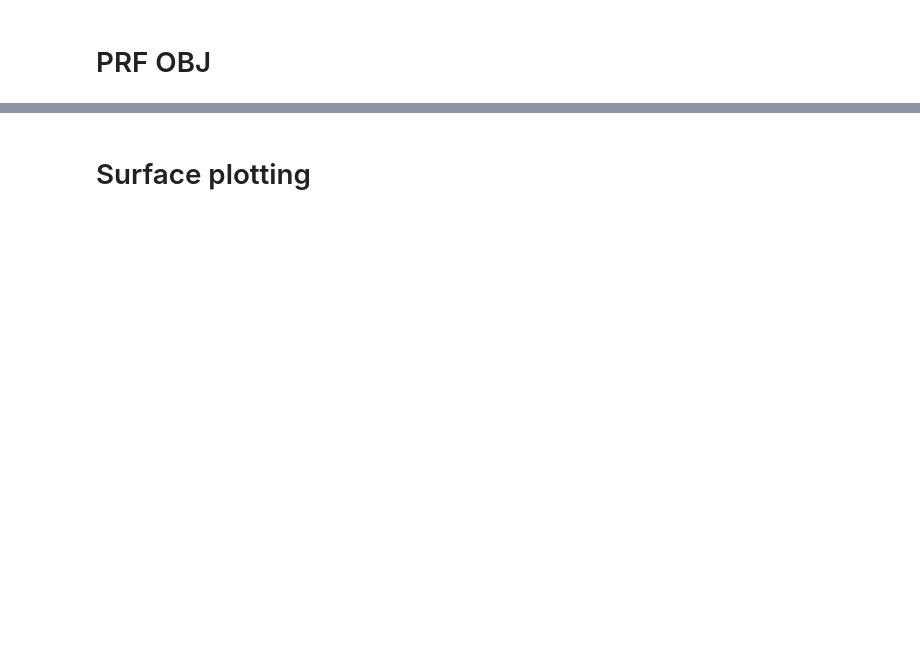
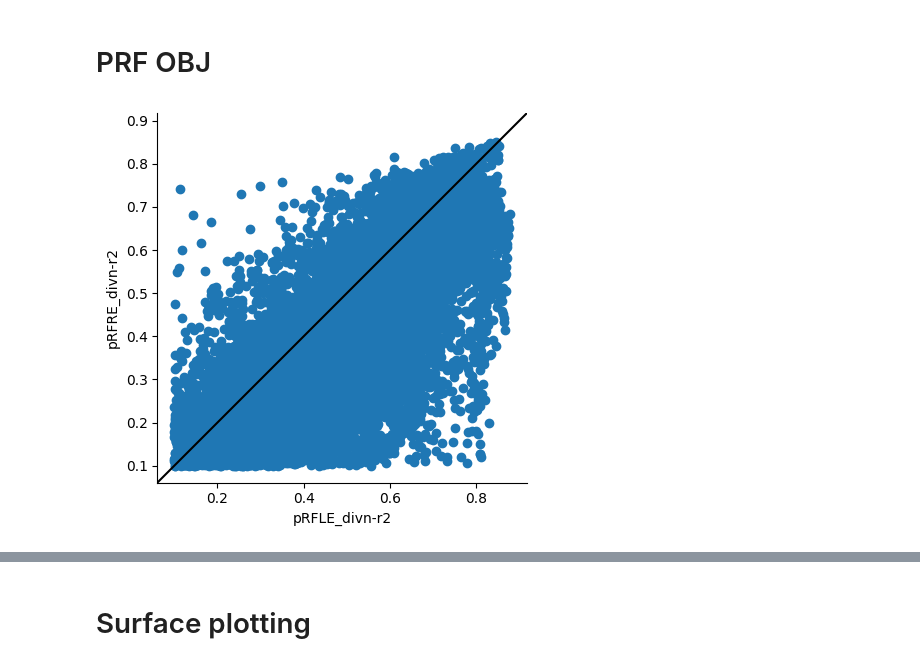
Before and after one commit to mdaghlian/hypotmri, a Jupyter notebook: postproc/prfs_dn.ipynb, the cells around one changed output, grey strips where cells are left out. Saved outputs shown, nothing was run; the diff lists cells and outputs as text; code cells hidden in the pictures; blank space fills up the shorter version.

```diff
--- a/postproc/prfs_dn.ipynb
+++ b/postproc/prfs_dn.ipynb
@@ -401,3 +430,6 @@ Number of voxels remaining (mask): 7591
+# %%
+with open('it_prf_divn.pkl', 'wb') as f:
+    pickle.dump(it, f)
 # %%
 data['pRFRE']
 # %% [output]
@@ -449,12 +478,26 @@ from prf_obj import *
 prf_objs = []
 prf_ids = []
 for k in data.keys():
-    prf_objs.append(PrfObj(
-        pd_params=iter[k],
-        bcoder_model=model,
-        data=data[k],
-        model='gauss',
-    )
-    )
-    prf_ids.append(k)
+    for m in ['gauss', 'diff', 'divn']:
+        if m == 'gauss':
+            model_str = 'gauss'
+        elif m == 'diff':
+            model_str = 'dog'
+        elif m == 'divn':
+            model_str = 'dn'
+        prf_objs.append(PrfObj(
+            pd_params=it[m][k],
+            bcoder_model=model[m],
+            data=data[k],
+            model=model_str,
+        )
+        )
+        prf_ids.append(f'{k}_{m}')
 po = PrfMulti(prf_objs, prf_ids)
+# %%
+po.scatter(
+    'pRFLE_divn-r2', 'pRFRE_divn-r2',
+    do_id_line=True,
+)
+# %% [output]
+[figure, added]
```
Also changed, not shown: parts of 21 cells of this notebook, 11 other files.
